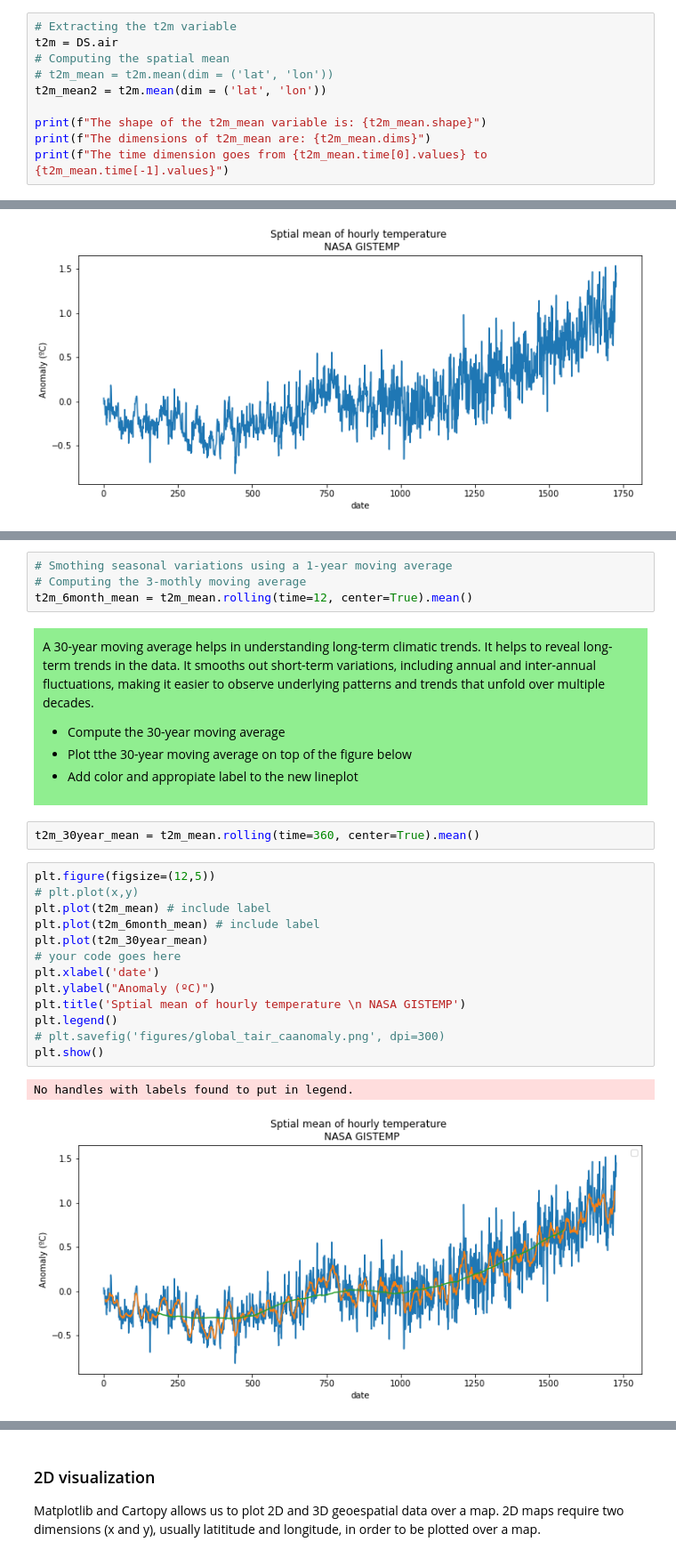
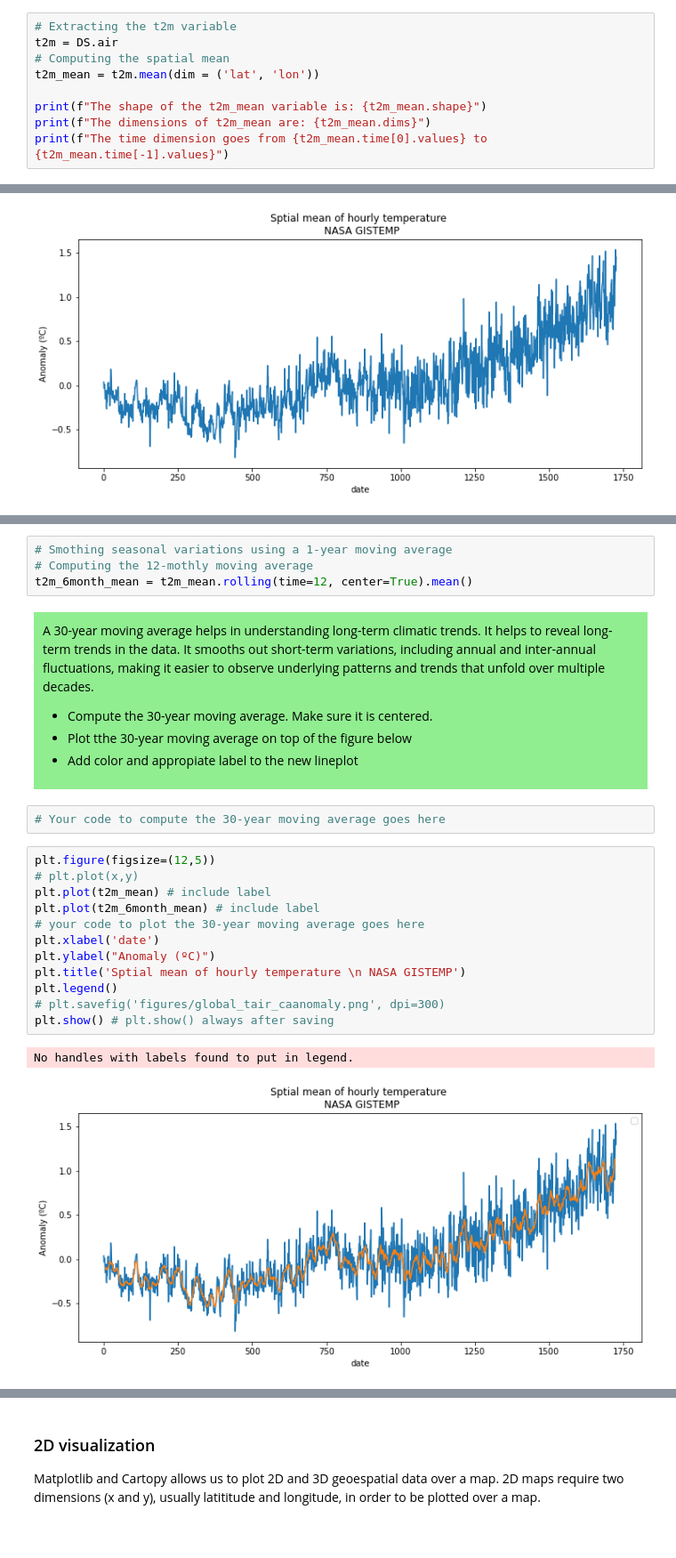
Before and after one commit to PedroLormendez/Climate-Data-A-hands-on-python-course, a Jupyter notebook: notebooks/Timeseries_and_2D_visualization.ipynb, the cells around one changed output, grey strips where cells are left out. Shown at 89% size. Drawn from its saved outputs; the diff is of its cells as text.

```diff
--- a/notebooks/Timeseries_and_2D_visualization.ipynb
+++ b/notebooks/Timeseries_and_2D_visualization.ipynb
@@ -57,8 +59,7 @@ Extracting the temperature variable (air) and computing the spatial (lat, lon) m
 # Extracting the t2m variable
 t2m = DS.air
 # Computing the spatial mean
-# t2m_mean = t2m.mean(dim = ('lat', 'lon'))
-t2m_mean2 = t2m.mean(dim = ('lat', 'lon'))
+t2m_mean = t2m.mean(dim = ('lat', 'lon'))
 
 print(f"The shape of the t2m_mean variable is: {t2m_mean.shape}")
 print(f"The dimensions of t2m_mean are: {t2m_mean.dims}")
@@ -86,32 +88,31 @@ Smothing help us to visually detect patterns and trends to see a clearer signal
 # %%
 # Smothing seasonal variations using a 1-year moving average
-# Computing the 3-mothly moving average
+# Computing the 12-mothly moving average
 t2m_6month_mean = t2m_mean.rolling(time=12, center=True).mean()
 # %% [markdown]
 <div style="background-color:lightgreen; padding:10px">
 
 A 30-year moving average helps in understanding long-term climatic trends. It helps to reveal long-term trends in the data. It smooths out short-term variations, including annual and inter-annual fluctuations, making it easier to observe underlying patterns and trends that unfold over multiple decades.
         <ul>
-        <li>Compute the 30-year moving average</li>
+        <li>Compute the 30-year moving average. Make sure it is centered.</li>
         <li>Plot tthe 30-year moving average on top of the figure below</li>
             <li>Add color and appropiate label to the new lineplot</li>
     </ul>
 </div>
-# %%
-t2m_30year_mean = t2m_mean.rolling(time=360, center=True).mean()
+# %%
+# Your code to compute the 30-year moving average goes here
 # %%
 plt.figure(figsize=(12,5))
 # plt.plot(x,y)
 plt.plot(t2m_mean) # include label
 plt.plot(t2m_6month_mean) # include label
-plt.plot(t2m_30year_mean)
-# your code goes here
+# your code to plot the 30-year moving average goes here
 plt.xlabel('date')
 plt.ylabel("Anomaly (ºC)")
 plt.title('Sptial mean of hourly temperature \n NASA GISTEMP')
 plt.legend()
 # plt.savefig('figures/global_tair_caanomaly.png', dpi=300)
-plt.show()
+plt.show() # plt.show() always after saving
 # %% [output]
 No handles with labels found to put in legend.
-[figure, old version]
+[figure, new version]
```
Also changed, not shown: parts of 15 cells of this notebook.
